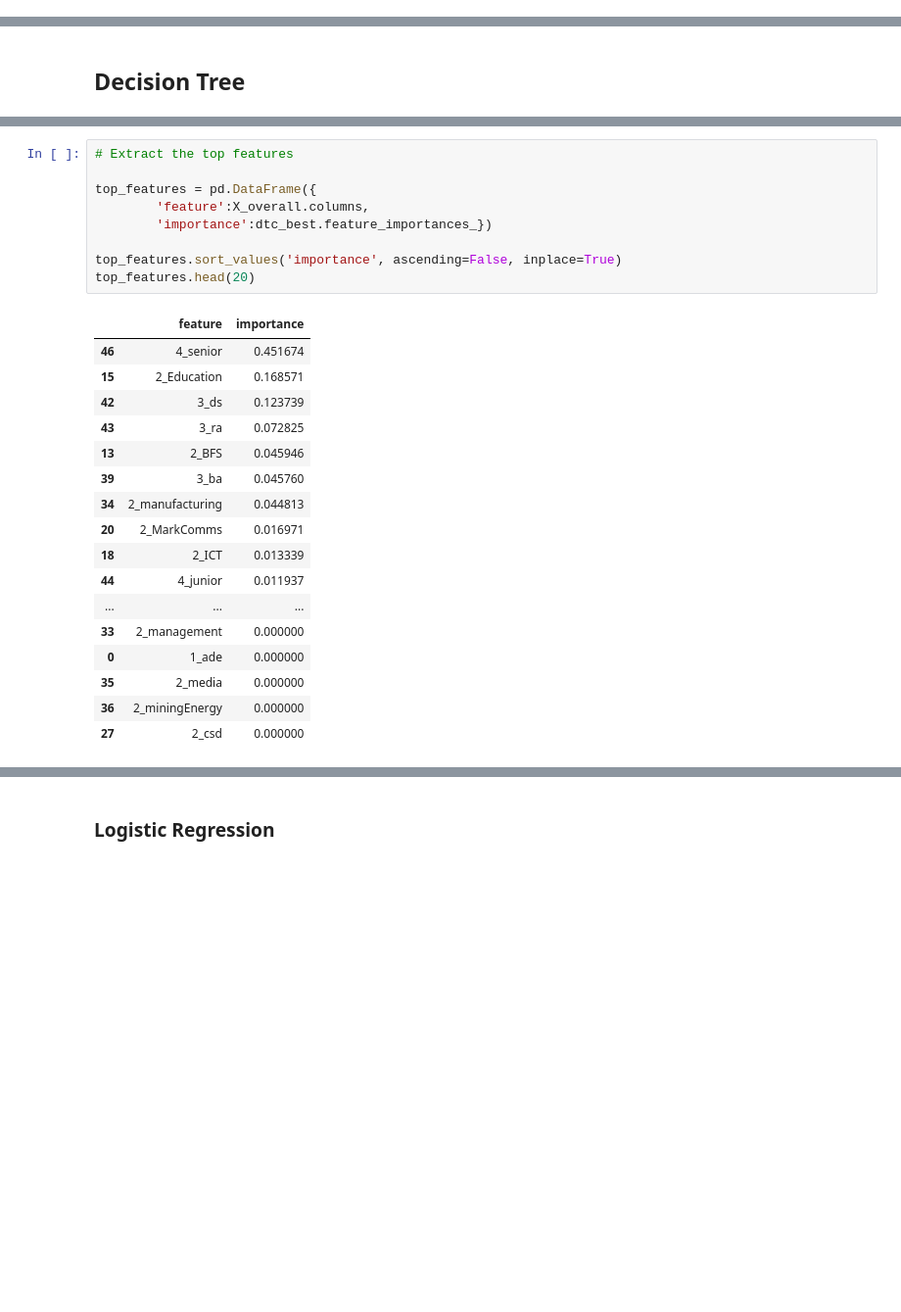
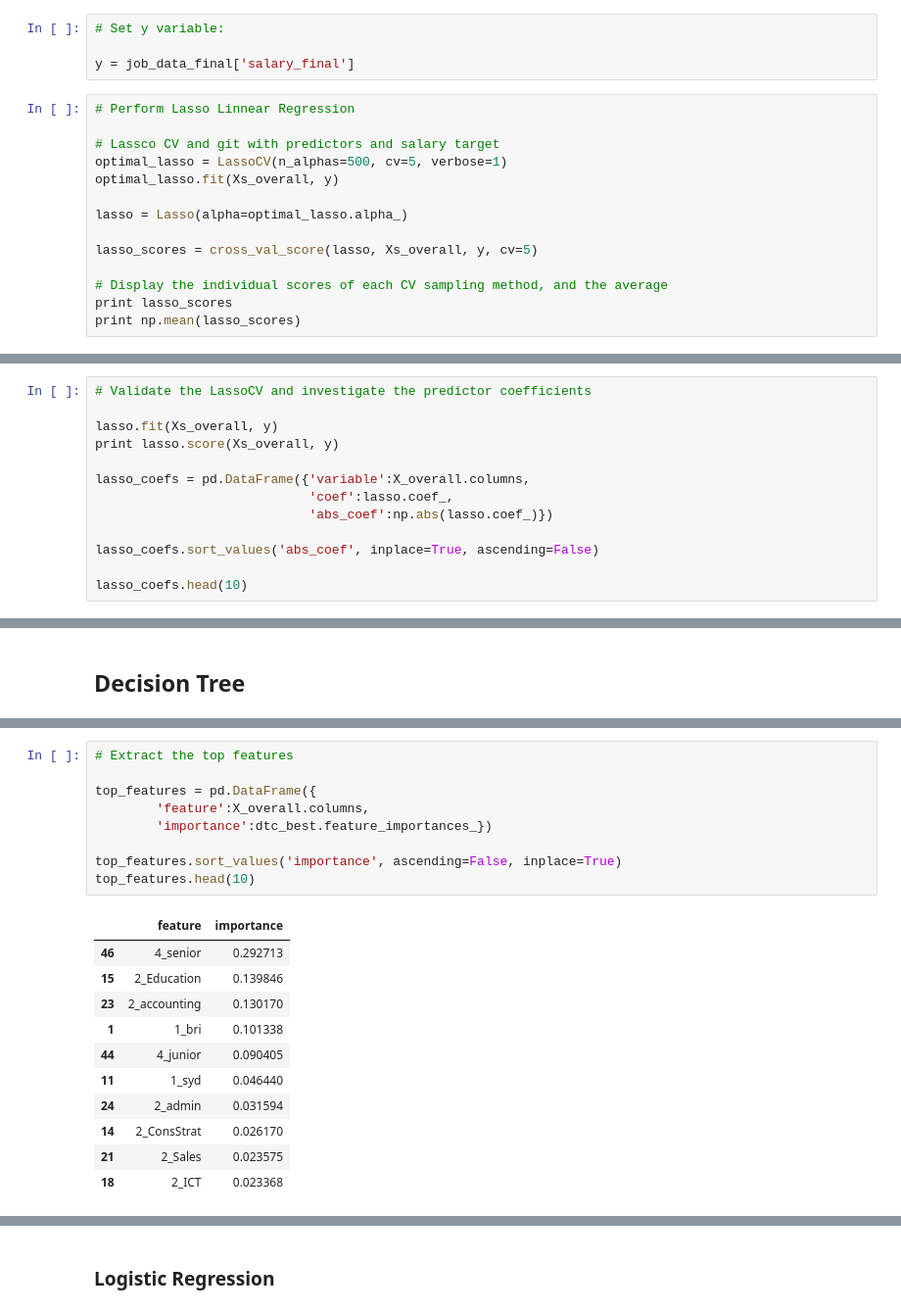
Before and after one commit to tcroshaw/ga_personal, a Jupyter notebook: project4_tom_main.ipynb, the cells around one changed output, grey strips where cells are left out. Shown at 98% size. Cells and saved outputs as stored; diff of their text form; blank space fills up the shorter version.

```diff
--- a/project4_tom_main.ipynb
+++ b/project4_tom_main.ipynb
@@ -851,0 +862,18 @@ I will assume a high paying job is anything over **$100,000.**
+# %%
+# Set y variable:
+
+y = job_data_final['salary_final']
+# %%
+# Perform Lasso Linnear Regression
+
+# Lassco CV and git with predictors and salary target
+optimal_lasso = LassoCV(n_alphas=500, cv=5, verbose=1)
+optimal_lasso.fit(Xs_overall, y)
+
+lasso = Lasso(alpha=optimal_lasso.alpha_)
+
+lasso_scores = cross_val_score(lasso, Xs_overall, y, cv=5)
+
+# Display the individual scores of each CV sampling method, and the average
+print lasso_scores
+print np.mean(lasso_scores)
@@ -851,0 +885,13 @@ I will assume a high paying job is anything over **$100,000.**
+# %%
+# Validate the LassoCV and investigate the predictor coefficients
+
+lasso.fit(Xs_overall, y)
+print lasso.score(Xs_overall, y)
+
+lasso_coefs = pd.DataFrame({'variable':X_overall.columns,
+                            'coef':lasso.coef_,
+                            'abs_coef':np.abs(lasso.coef_)})
+
+lasso_coefs.sort_values('abs_coef', inplace=True, ascending=False)
+
+lasso_coefs.head(10)
@@ -982,27 +1033,21 @@ Image(graph.create_png())
 # %%
 # Extract the top features
 
 top_features = pd.DataFrame({
         'feature':X_overall.columns,
         'importance':dtc_best.feature_importances_})
 
 top_features.sort_values('importance', ascending=False, inplace=True)
-top_features.head(20)
+top_features.head(10)
 # %% [output]
 |  | feature | importance |
-| 46 | 4_senior | 0.451674 |
-| 15 | 2_Education | 0.168571 |
-| 42 | 3_ds | 0.123739 |
-| 43 | 3_ra | 0.072825 |
-| 13 | 2_BFS | 0.045946 |
-| 39 | 3_ba | 0.045760 |
-| 34 | 2_manufacturing | 0.044813 |
-| 20 | 2_MarkComms | 0.016971 |
-| 18 | 2_ICT | 0.013339 |
-| 44 | 4_junior | 0.011937 |
-| ... | ... | ... |
-| 33 | 2_management | 0.000000 |
-| 0 | 1_ade | 0.000000 |
-| 35 | 2_media | 0.000000 |
-| 36 | 2_miningEnergy | 0.000000 |
-| 27 | 2_csd | 0.000000 |
+| 46 | 4_senior | 0.292713 |
+| 15 | 2_Education | 0.139846 |
+| 23 | 2_accounting | 0.130170 |
+| 1 | 1_bri | 0.101338 |
+| 44 | 4_junior | 0.090405 |
+| 11 | 1_syd | 0.046440 |
+| 24 | 2_admin | 0.031594 |
+| 14 | 2_ConsStrat | 0.026170 |
+| 21 | 2_Sales | 0.023575 |
+| 18 | 2_ICT | 0.023368 |
```
Also changed, not shown: parts of 102 cells of this notebook.
